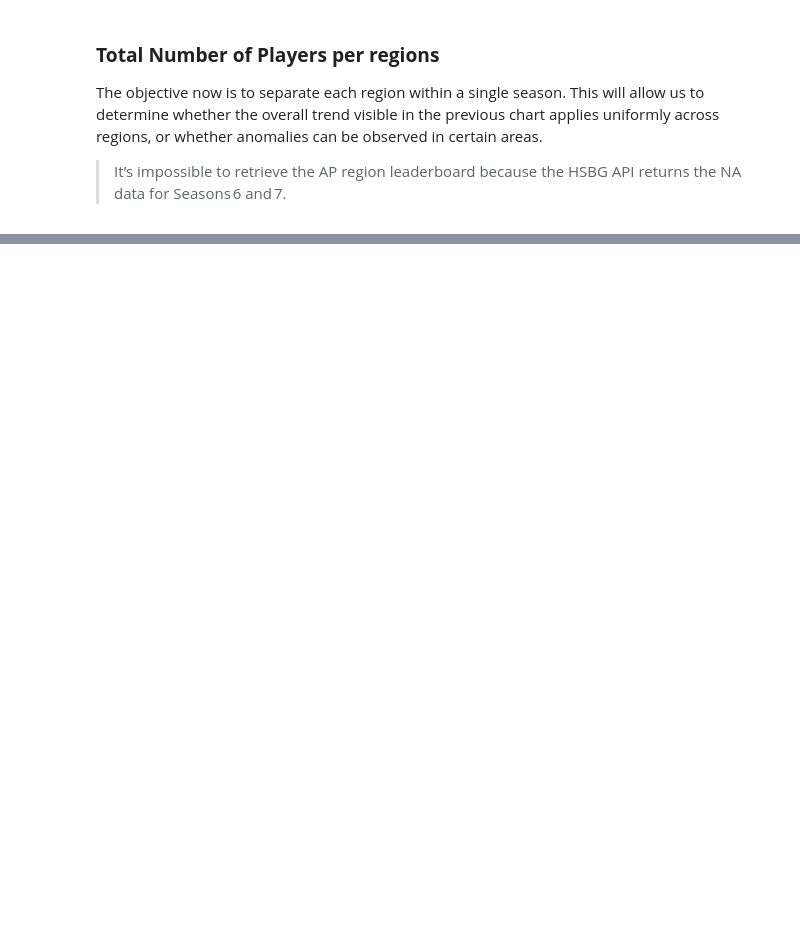
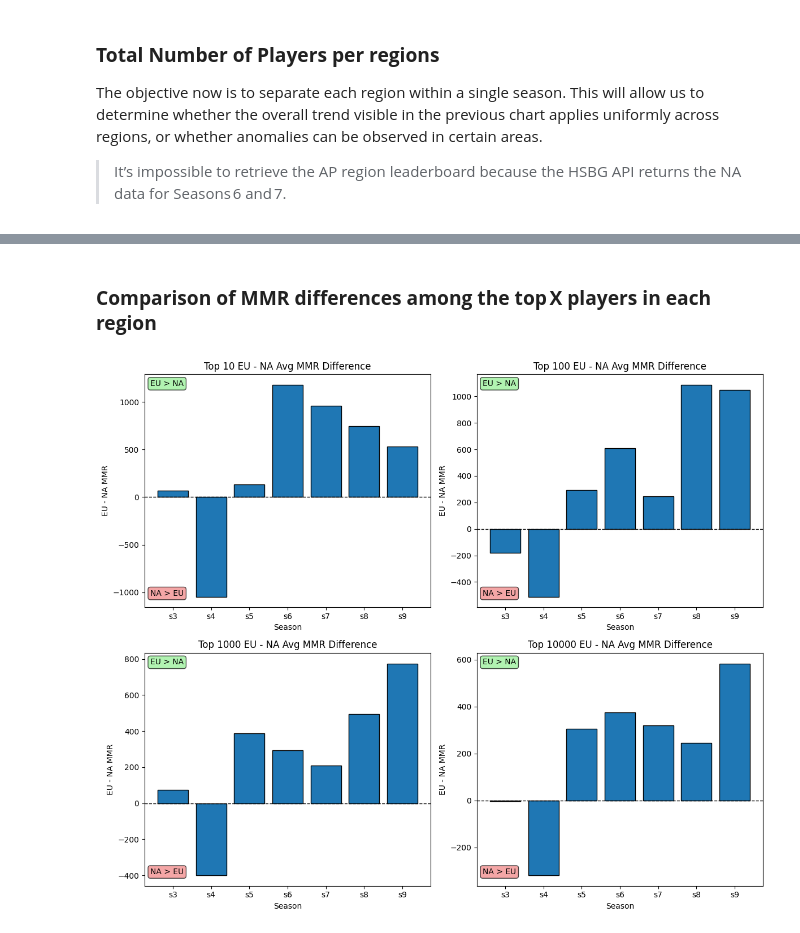
Before and after one commit to LucienLaumont/HSBG_scraper_leaderboard, a Jupyter notebook: evolution_top_leaderboard.ipynb, the cells around one changed output, grey strips where cells are left out. Cells and saved outputs as stored; diff of their text form; code cells hidden in the pictures; blank space fills up the shorter version.

```diff
--- a/evolution_top_leaderboard.ipynb
+++ b/evolution_top_leaderboard.ipynb
@@ -248,2 +249,4 @@ stats_df.head()
 | 1 | Maximum difference (EU favored) | 15360.000000 | s9 |
 | 2 | Minimum difference (NA favored) | -6792.000000 | s4 |
+# %% [markdown]
+### **Comparison of MMR differences among the top X players in each region**
@@ -249,0 +308,4 @@ stats_df.head()
+# %%
+plot_topN_mmr_diff_by_region_quad_bars(df_top)
+# %% [output]
+[figure, added]
```
Also changed, not shown: parts of 6 cells of this notebook.
